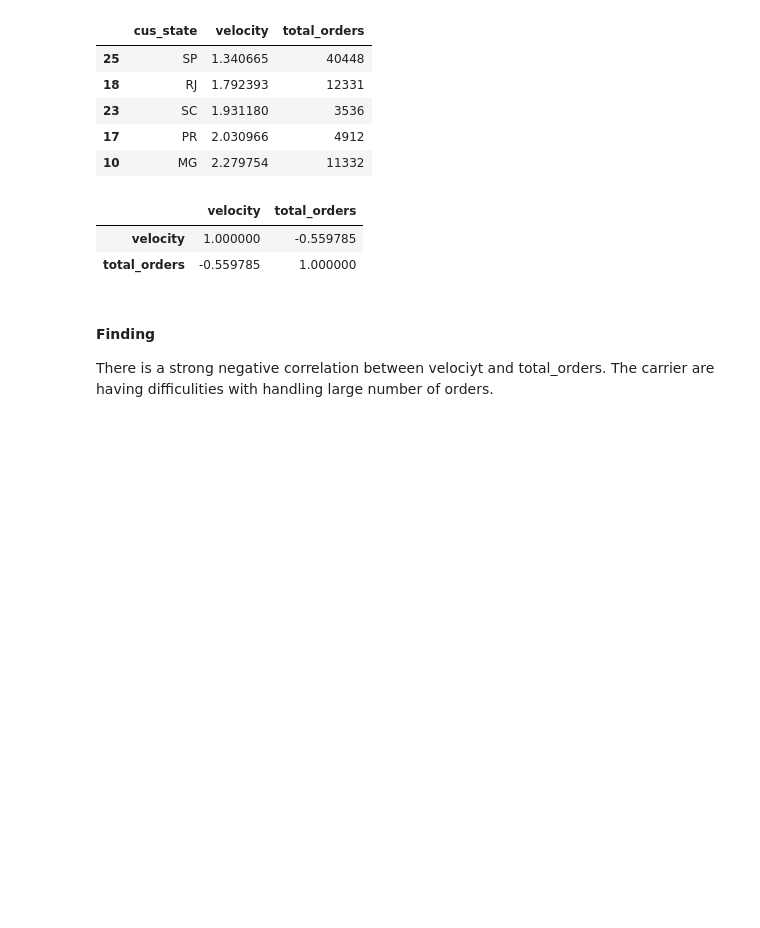
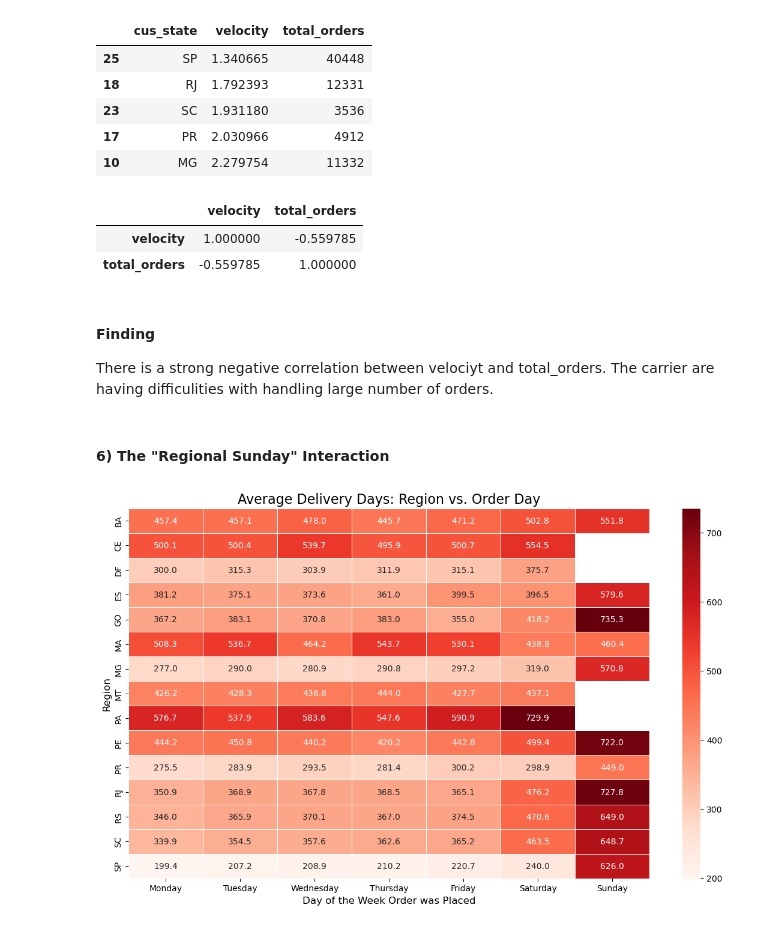
Before and after one commit to yunwe/olist-logistics-efficiency, a Jupyter notebook: notebooks/States.ipynb, the cells around one changed output. Saved outputs shown, nothing was run; the diff lists cells and outputs as text; code cells hidden in the pictures; blank space fills up the shorter version.

Commit message:
added The "Regional Sunday" Interaction

```diff
--- a/notebooks/States.ipynb
+++ b/notebooks/States.ipynb
@@ -186,3 +192,37 @@ gp1[['velocity', 'total_orders']].corr()
 # %% [markdown]
 #### Finding
 There is a strong negative correlation between velociyt and total_orders. The carrier are having difficulities with handling large number of orders.
+# %% [markdown]
+#### 6) The "Regional Sunday" Interaction
+# %%
+df['delivered_carrier_day'] = df['order_delivered_carrier_date'].dt.day_name()
+df2 = df[['delivered_carrier_day', 'cus_state', 'delivery_hours']]
+# %%
+# 2. Define the correct order for days of the week for the plot axes
+day_order = ['Monday', 'Tuesday', 'Wednesday', 'Thursday', 'Friday', 'Saturday', 'Sunday']
+
+# 3. Filter for the Top 15 Regions by volume (to keep the heatmap readable)
+top_regions = df['cus_state'].value_counts().nlargest(15).index
+df_filtered = df[df['cus_state'].isin(top_regions)]
+
+# 4. Create a Pivot Table: Rows = Regions, Columns = Day of Week, Values = Mean Delivery Time
+pivot_table = df_filtered.pivot_table(
+    values='delivery_hours',
+    index='cus_state',
+    columns='delivered_carrier_day',
+    aggfunc='mean'
+)
+
+# 5. Reorder columns to follow the calendar week
+pivot_table = pivot_table[day_order]
+
+# 6. Plotting the Heatmap
+plt.figure(figsize=(14, 8))
+sns.heatmap(pivot_table, annot=True, cmap='Reds', fmt='.1f', linewidths=.5)
+
+plt.title('Average Delivery Days: Region vs. Order Day', fontsize=16)
+plt.xlabel('Day of the Week Order was Placed', fontsize=12)
+plt.ylabel('Region', fontsize=12)
+plt.show()
+# %% [output]
+[figure, added]
```
Also changed, not shown: parts of 4 cells of this notebook, 1 other file.
